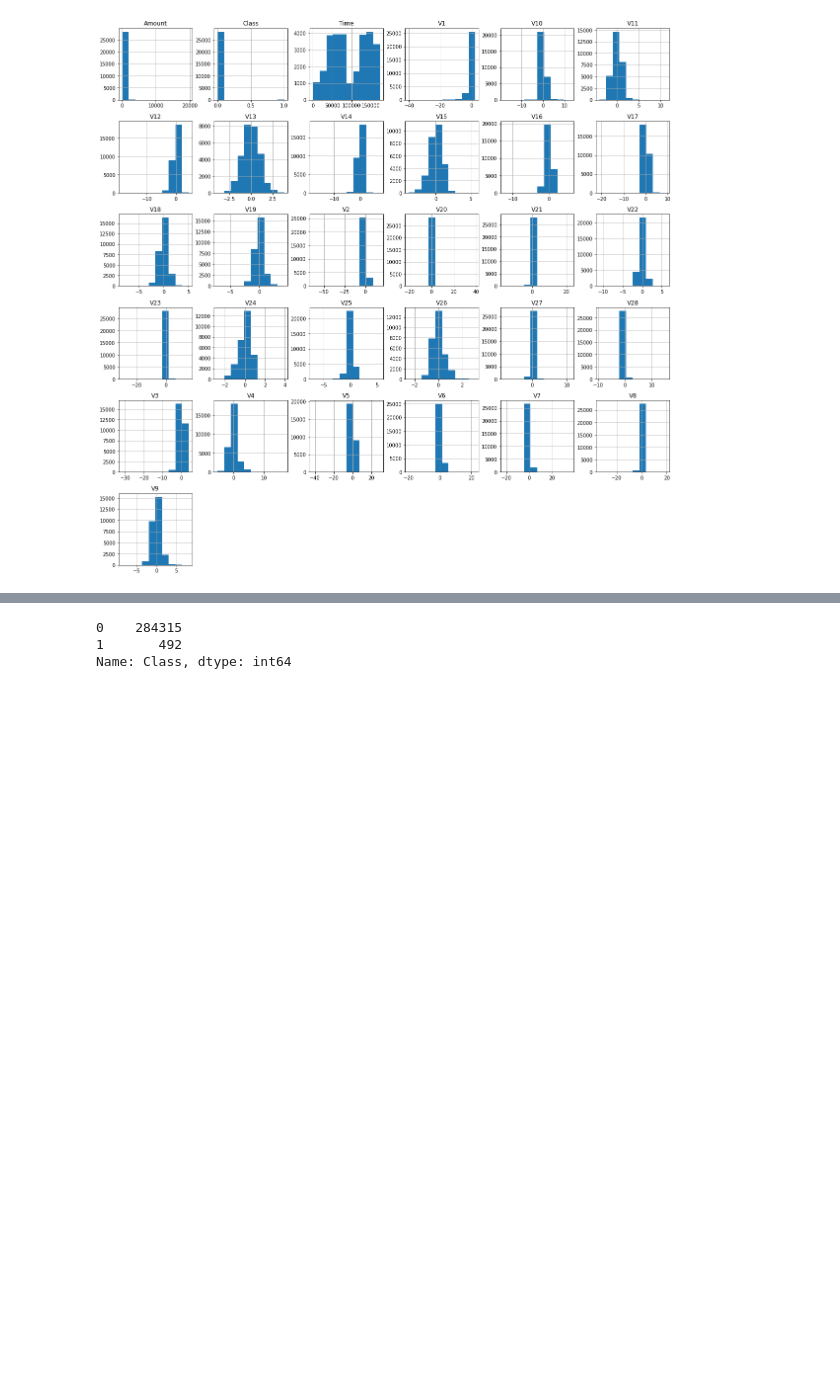
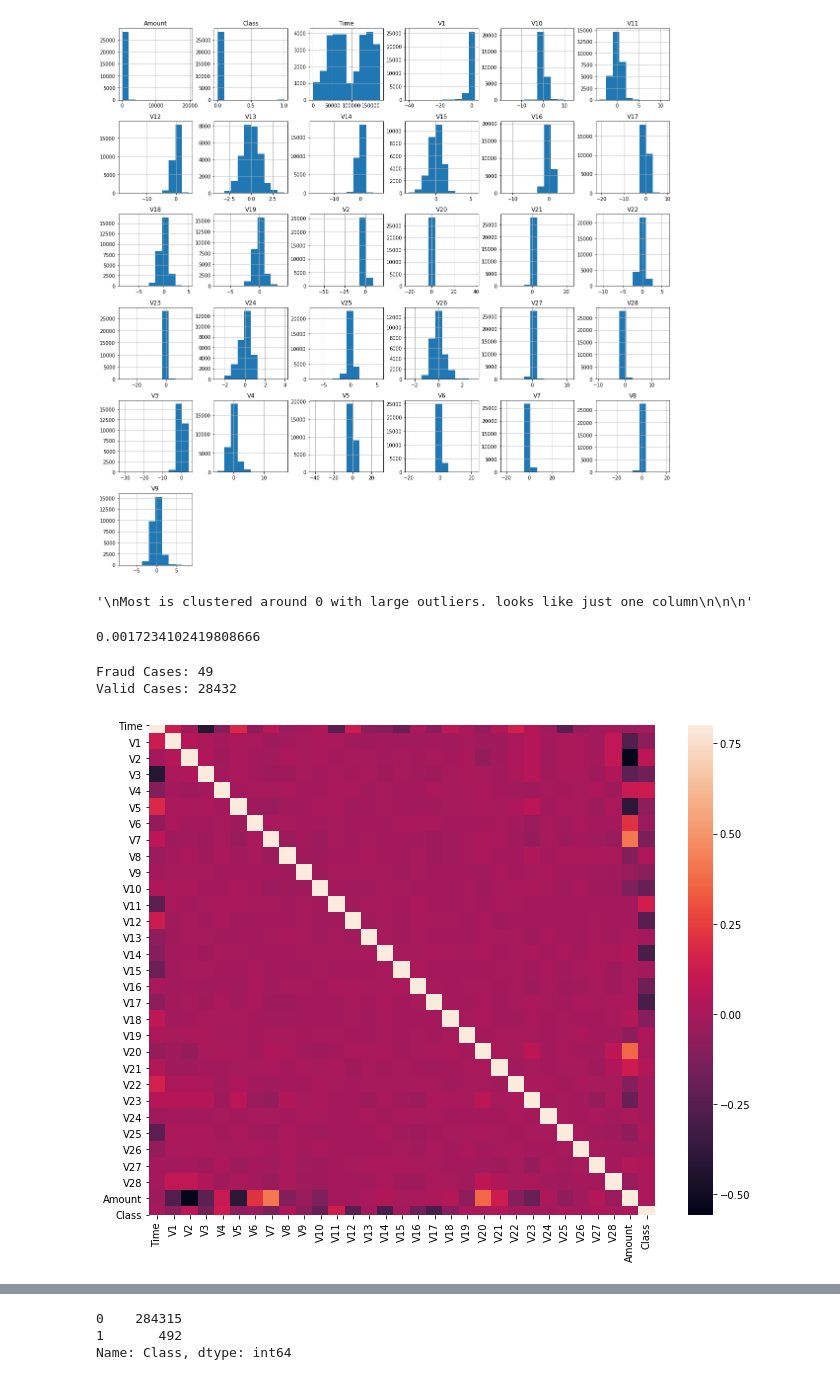
Before and after one commit to jcanque777/credit_card_fraud, a Jupyter notebook: creditcardfraud.ipynb, the cells around one changed output, grey strips where cells are left out. Drawn from its saved outputs; the diff is of its cells as text; code cells hidden in the pictures; blank space fills up the shorter version.

```diff
--- a/creditcardfraud.ipynb
+++ b/creditcardfraud.ipynb
@@ -108,3 +110,11 @@ df.hist(figsize=(20,20))
 plt.show()
 # %% [output]
 [figure]
+# %%
+"""
+Most is clustered around 0 with large outliers. looks like just one column
+
+
+"""
+# %% [output]
+'\nMost is clustered around 0 with large outliers. looks like just one column\n\n\n'
@@ -110,0 +124,20 @@ plt.show()
+# %%
+outlier_fraction = len(fraud)/float(len(valid))
+print(outlier_fraction)
+# %% [output]
+0.0017234102419808666
+# %%
+print(f'Fraud Cases: {len(fraud)}')
+print(f'Valid Cases: {len(valid)}')
+# %% [output]
+Fraud Cases: 49
+Valid Cases: 28432
+# %%
+#correlation matrix
+corrmat= df.corr()
+fig = plt.figure(figsize=(12,9))
+
+sns.heatmap(corrmat,vmax=.8, square = True)
+plt.show()
+# %% [output]
+[figure, added]
```
Also changed, not shown: parts of 8 cells of this notebook.
